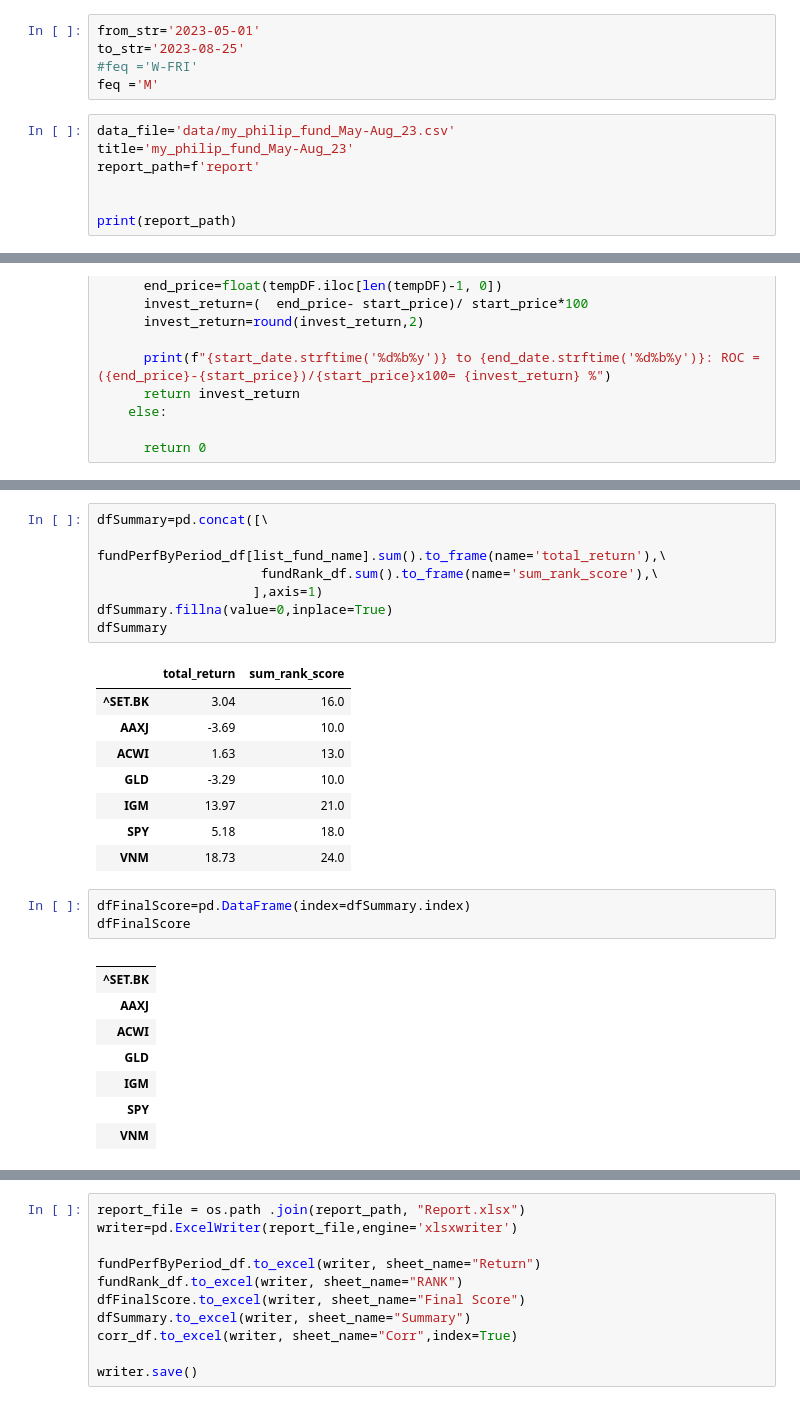
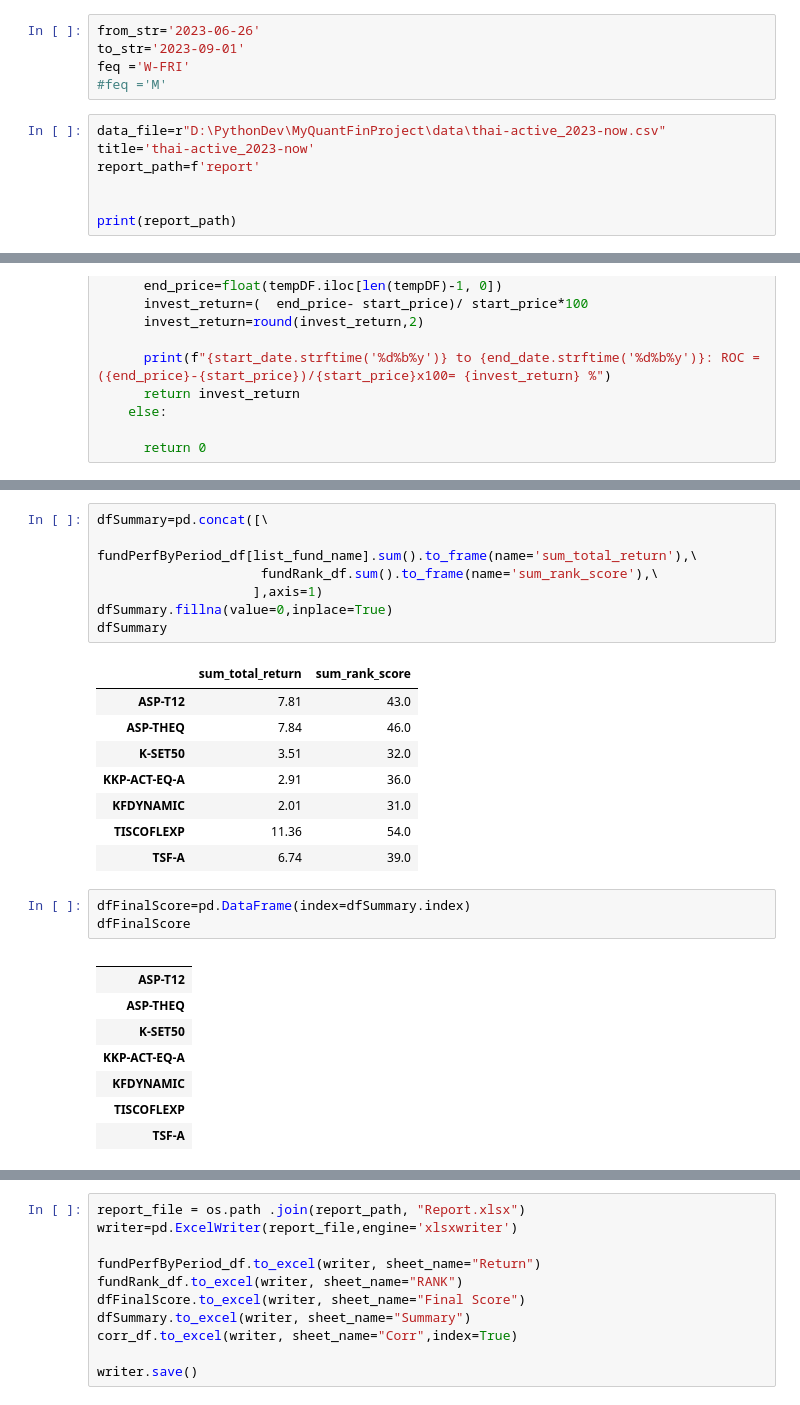
Before and after one commit to technqvi/MyYoutube-Demo, a Jupyter notebook: t3_select_best_etf_analystics.ipynb, the cells around one changed output, grey strips where cells are left out. Cells and saved outputs as stored; diff of their text form.

```diff
--- a/t3_select_best_etf_analystics.ipynb
+++ b/t3_select_best_etf_analystics.ipynb
@@ -7,13 +7,13 @@ import math
 import matplotlib.pyplot as plt
 import seaborn
 # %%
-from_str='2023-05-01'
-to_str='2023-08-25'
-#feq ='W-FRI'
-feq ='M'
+from_str='2023-06-26'
+to_str='2023-09-01'
+feq ='W-FRI'
+#feq ='M'
 # %%
-data_file='data/my_philip_fund_May-Aug_23.csv'
-title='my_philip_fund_May-Aug_23'
+data_file=r"D:\PythonDev\MyQuantFinProject\data\thai-active_2023-now.csv"
+title='thai-active_2023-now'
 report_path=f'report'
 
 
@@ -356,31 +425,31 @@ fundRank_df
 # %%
 dfSummary=pd.concat([\
-                     fundPerfByPeriod_df[list_fund_name].sum().to_frame(name='total_return'),\
+                     fundPerfByPeriod_df[list_fund_name].sum().to_frame(name='sum_total_return'),\
                      fundRank_df.sum().to_frame(name='sum_rank_score'),\
                     ],axis=1)
 dfSummary.fillna(value=0,inplace=True)
 dfSummary
 # %% [output]
-|  | total_return | sum_rank_score |
-| ^SET.BK | 3.04 | 16.0 |
-| AAXJ | -3.69 | 10.0 |
-| ACWI | 1.63 | 13.0 |
-| GLD | -3.29 | 10.0 |
-| IGM | 13.97 | 21.0 |
-| SPY | 5.18 | 18.0 |
-| VNM | 18.73 | 24.0 |
+|  | sum_total_return | sum_rank_score |
+| ASP-T12 | 7.81 | 43.0 |
+| ASP-THEQ | 7.84 | 46.0 |
+| K-SET50 | 3.51 | 32.0 |
+| KKP-ACT-EQ-A | 2.91 | 36.0 |
+| KFDYNAMIC | 2.01 | 31.0 |
+| TISCOFLEXP | 11.36 | 54.0 |
+| TSF-A | 6.74 | 39.0 |
 # %%
 dfFinalScore=pd.DataFrame(index=dfSummary.index)
 dfFinalScore
 # %% [output]
 |  |
-| ^SET.BK |
-| AAXJ |
-| ACWI |
-| GLD |
-| IGM |
-| SPY |
-| VNM |
+| ASP-T12 |
+| ASP-THEQ |
+| K-SET50 |
+| KKP-ACT-EQ-A |
+| KFDYNAMIC |
+| TISCOFLEXP |
+| TSF-A |
 # %%
 for colNameToRank in dfSummary.columns:
   dfFinalScore[f"{colNameToRank}_rank"]=dfSummary[colNameToRank].rank(method='max')
```
Also changed, not shown: parts of 16 cells of this notebook, 20 other files.
